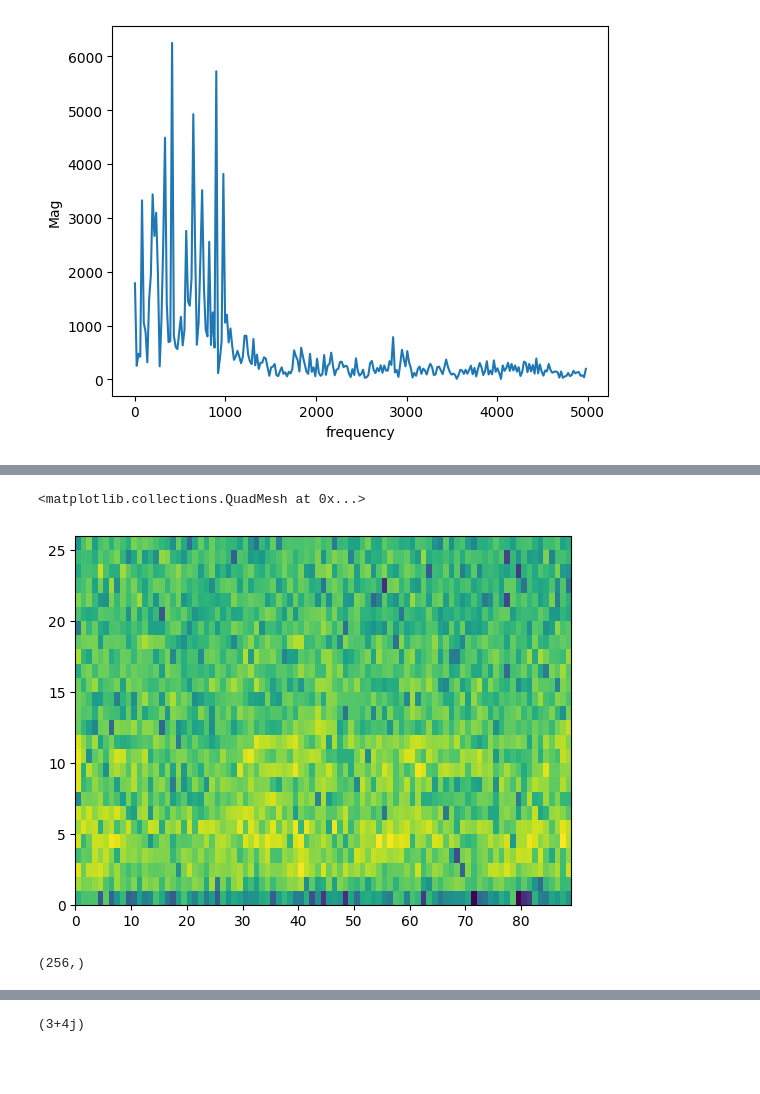
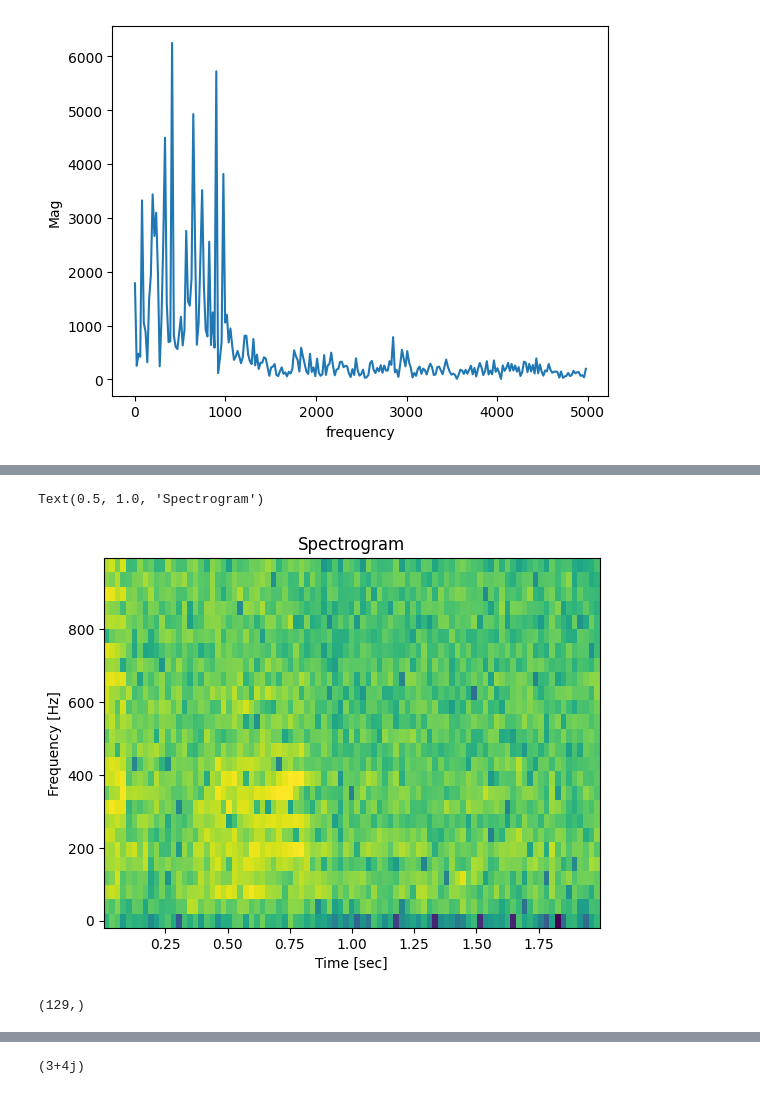
Before and after one commit to YuslenLopez/OSINModels, a Jupyter notebook: sample1_test.ipynb, the cells around one changed output, grey strips where cells are left out. Drawn from its saved outputs; the diff is of its cells as text; code cells hidden in the pictures; blank space fills up the shorter version.

```diff
--- a/sample1_test.ipynb
+++ b/sample1_test.ipynb
@@ -45,9 +49,14 @@ plt.pcolormesh(t,f,10*np.log10(Sxx))
 # %%
 freq_min=0
 freq_max=1000
 f_mask=(f>=freq_min)&(f<=freq_max)
-Sxx=Sxx[f_mask,:]
-plt.pcolormesh(20*np.log10(Sxx))
+Sxx=Sxx[f_mask,:] #masking / isolating the sound
+f = f[f_mask]
+
+plt.pcolormesh(t,f,10*np.log10(Sxx))
+plt.ylabel('Frequency [Hz]')
+plt.xlabel('Time [sec]')
+plt.title('Spectrogram')
 # %% [output]
-<matplotlib.collections.QuadMesh at 0x...>
+Text(0.5, 1.0, 'Spectrogram')
-[figure, old version]
+[figure, new version]
@@ -54,7 +76,7 @@ plt.pcolormesh(20*np.log10(Sxx))
 # %%
 print(f.shape)
 # %% [output]
-(256,)
+(129,)
 # %%
 plt.plot(f,y)
 # %% [output]
```
Also changed, not shown: parts of 5 cells of this notebook, 7 other files.
